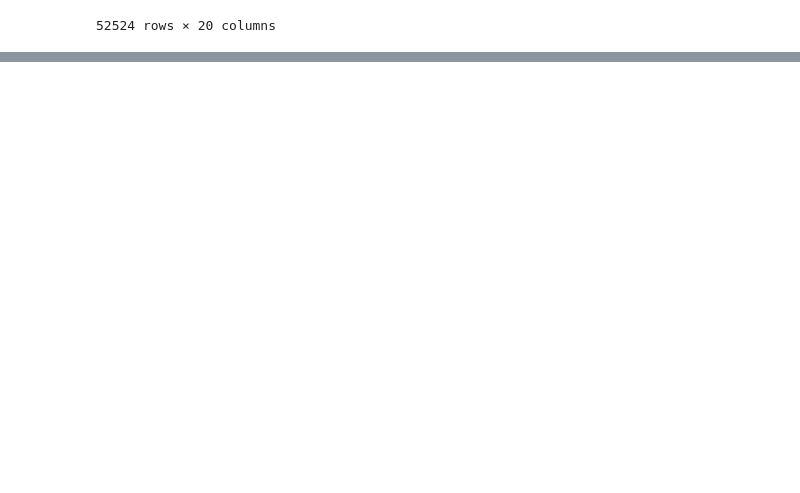
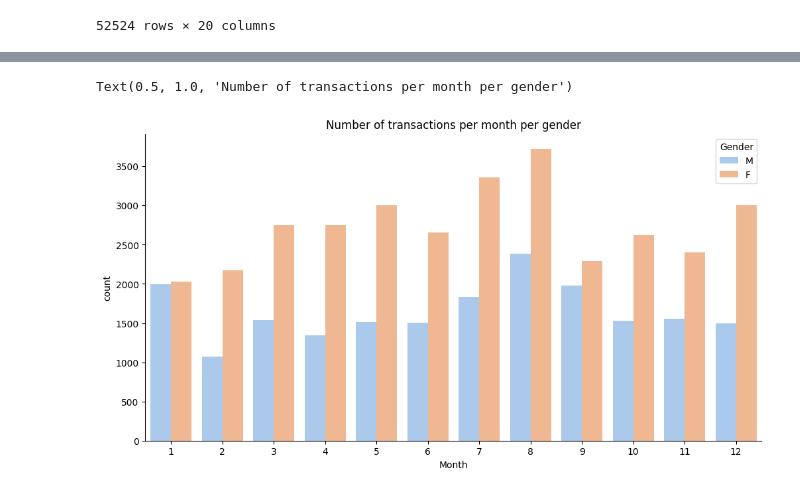
Before and after one commit to SamuelEl09/RFM_Analysis, a Jupyter notebook: Notebook/data_exploration.ipynb, the cells around one changed output, grey strips where cells are left out. Saved outputs shown, nothing was run; the diff lists cells and outputs as text; code cells hidden in the pictures; blank space fills up the shorter version.

```diff
--- a/Notebook/data_exploration.ipynb
+++ b/Notebook/data_exploration.ipynb
@@ -323,0 +341,8 @@ df
+# %%
+plt.figure(figsize=(12, 6))
+sns.countplot(df, x='Month', hue='Gender', palette='pastel')
+sns.despine()
+plt.title('Number of transactions per month per gender')
+# %% [output]
+Text(0.5, 1.0, 'Number of transactions per month per gender')
+[figure, added]
```
Also changed, not shown: parts of 12 cells of this notebook.
